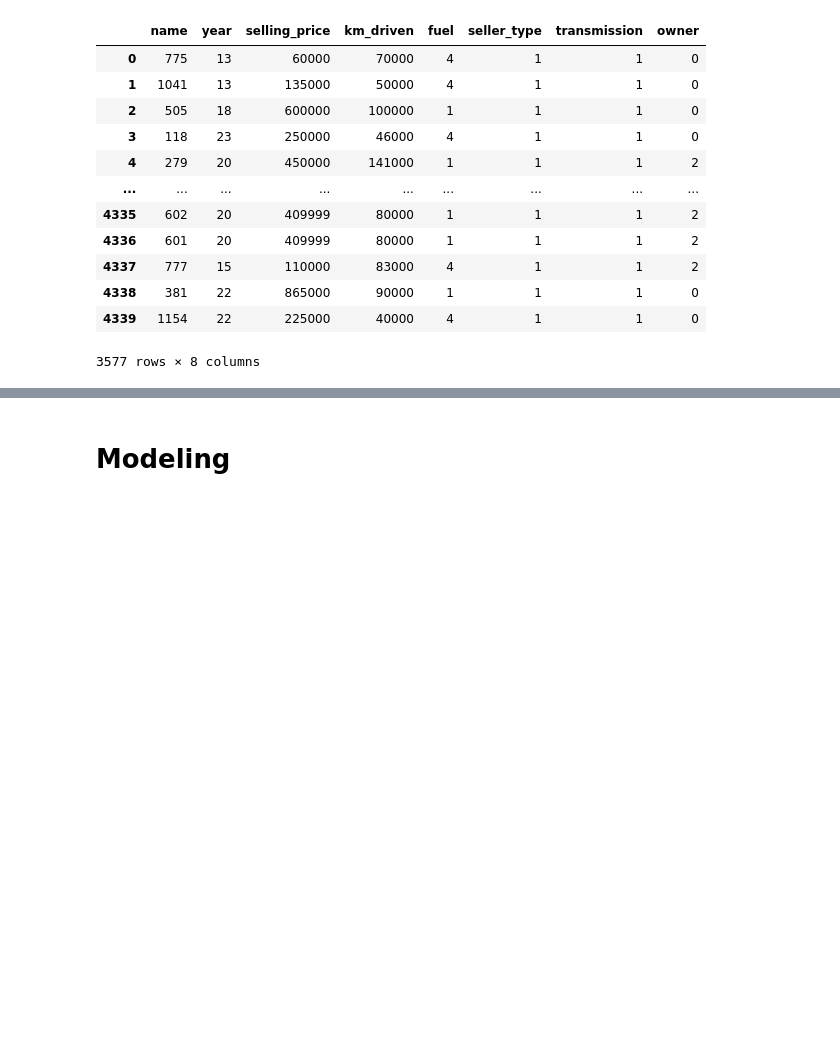
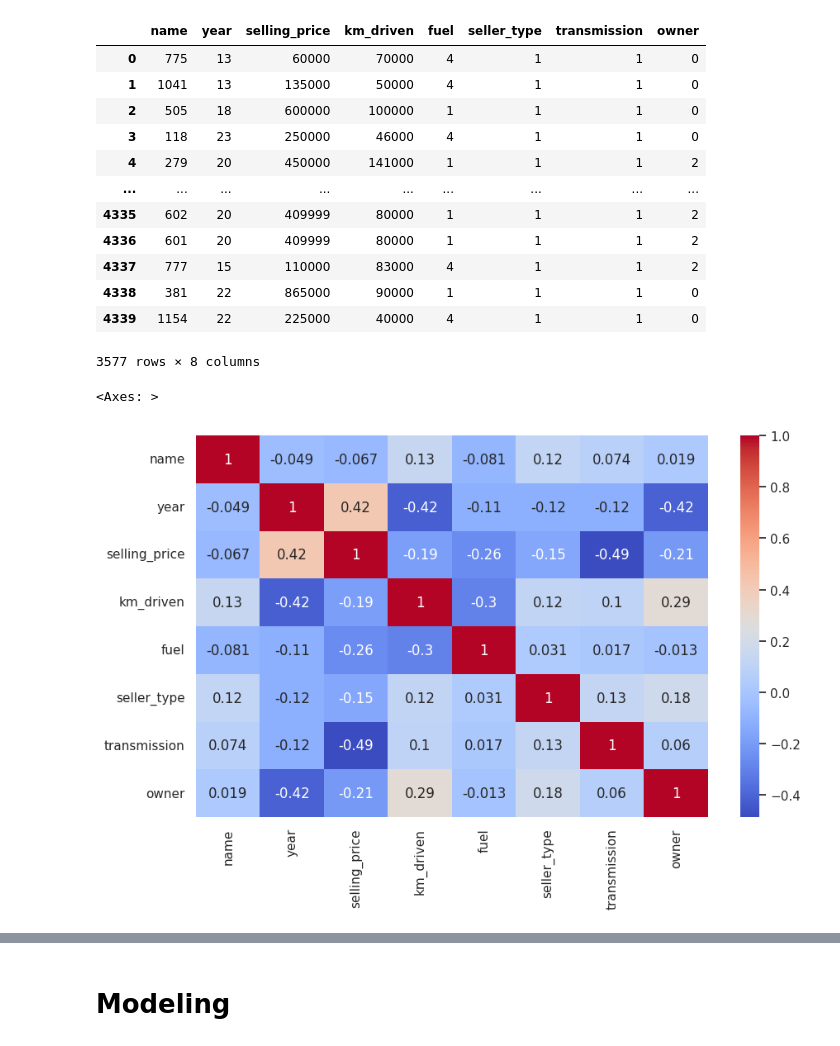
Before and after one commit to hendrimardani/fundamental_data_analyst_vehicle_dataset, a Jupyter notebook: vehicle_dataset.ipynb, the cells around one changed output, grey strips where cells are left out. Saved outputs shown, nothing was run; the diff lists cells and outputs as text; code cells hidden in the pictures; blank space fills up the shorter version.

Commit message:
Kaggle Notebook | FundamentalDataAnalyst-VehicleCar | Version 1

```diff
--- a/vehicle_dataset.ipynb
+++ b/vehicle_dataset.ipynb
@@ -258,3 +256,11 @@ data['']
+# %%
+# Menampilkan fitur-fitur yang berkorelasi
+fig, ax = plt.subplots(figsize=(10, 6))
+korelasi = data.corr()
+sns.heatmap(korelasi, cmap='coolwarm', annot=True)
+# %% [output]
+<Axes: >
+[figure, added]
 # %%
 # Menampilkan outlier pada fitur
 sns.boxplot(x="selling_price", data=data);
```
Also changed, not shown: parts of 4 cells of this notebook.
